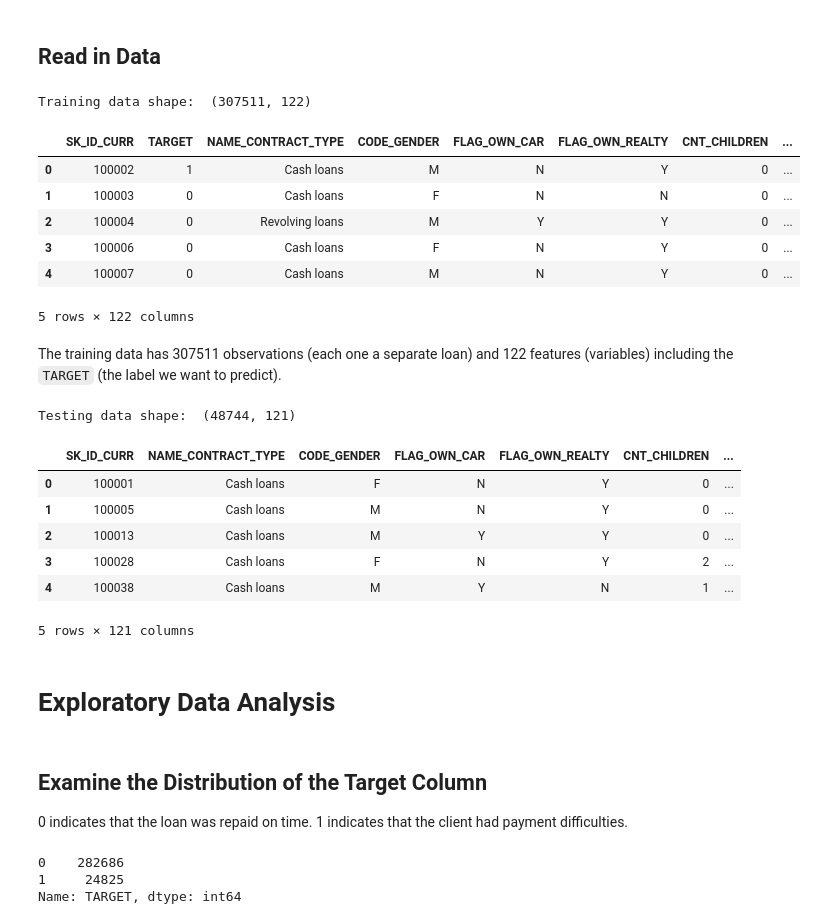
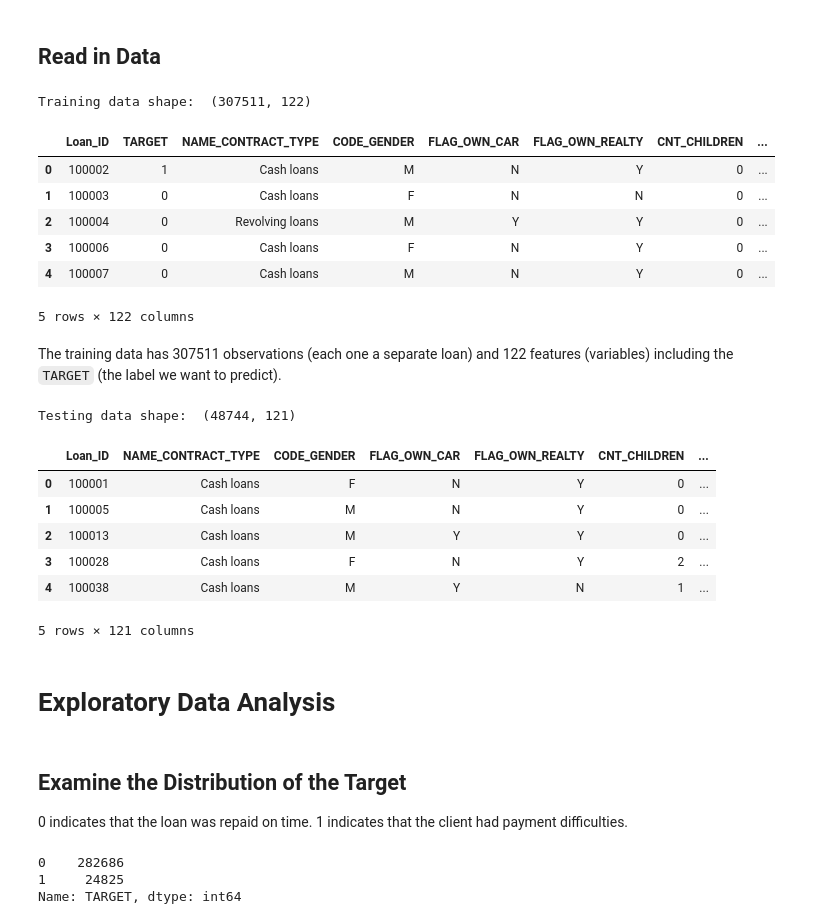
Before and after one commit to dotmesh-io/demos, a Jupyter notebook: credit-risk/random_forest_credit_risk.ipynb, the cells around one changed output. Saved outputs shown, nothing was run; the diff lists cells and outputs as text; code cells hidden in the pictures.

```diff
--- a/credit-risk/random_forest_credit_risk.ipynb
+++ b/credit-risk/random_forest_credit_risk.ipynb
@@ -77,11 +56,16 @@ for file in onlyfiles:
 # %%
 # Training data
 app_train = pd.read_csv('application_train.csv')
+app_train.rename(columns={'SK_ID_CURR':'Loan_ID'}, inplace=True)
 print('Training data shape: ', app_train.shape)
 app_train.head()
+
+# Or, uncomment this to see all the features
+# with pd.option_context("display.max_columns", 122):
+#    print(app_train.head())
 # %% [output]
 Training data shape:  (307511, 122)
-|  | SK_ID_CURR | TARGET | NAME_CONTRACT_TYPE | CODE_GENDER | FLAG_OWN_CAR | FLAG_OWN_REALTY | CNT_CHILDREN | ... |
+|  | Loan_ID | TARGET | NAME_CONTRACT_TYPE | CODE_GENDER | FLAG_OWN_CAR | FLAG_OWN_REALTY | CNT_CHILDREN | ... |
 | 0 | 100002 | 1 | Cash loans | M | N | Y | 0 | ... |
 | 1 | 100003 | 0 | Cash loans | F | N | N | 0 | ... |
 | 2 | 100004 | 0 | Revolving loans | M | Y | Y | 0 | ... |
@@ -93,11 +77,12 @@ The training data has 307511 observations (each one a separate loan) and 122 fea
 # %%
 # Testing data features
 app_test = pd.read_csv('application_test.csv')
+app_test.rename(columns={'SK_ID_CURR':'Loan_ID'}, inplace=True)
 print('Testing data shape: ', app_test.shape)
 app_test.head()
 # %% [output]
 Testing data shape:  (48744, 121)
-|  | SK_ID_CURR | NAME_CONTRACT_TYPE | CODE_GENDER | FLAG_OWN_CAR | FLAG_OWN_REALTY | CNT_CHILDREN | ... |
+|  | Loan_ID | NAME_CONTRACT_TYPE | CODE_GENDER | FLAG_OWN_CAR | FLAG_OWN_REALTY | CNT_CHILDREN | ... |
 | 0 | 100001 | Cash loans | F | N | Y | 0 | ... |
 | 1 | 100005 | Cash loans | M | N | Y | 0 | ... |
 | 2 | 100013 | Cash loans | M | Y | Y | 0 | ... |
@@ -107,7 +92,7 @@ Testing data shape:  (48744, 121)
 # %% [markdown]
 # Exploratory Data Analysis
 # %% [markdown]
-## Examine the Distribution of the Target Column
+## Examine the Distribution of the Target
 
 0 indicates that the loan was repaid on time. 1 indicates that the client had payment difficulties.
 # %%
```
Also changed, not shown: parts of 28 cells of this notebook, 1 other file.
